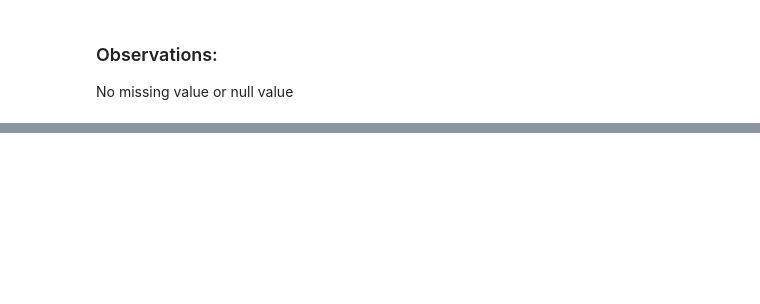
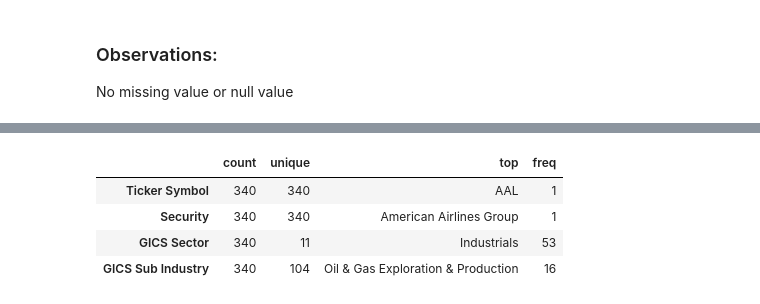
Before and after one commit to Rajesh2015/Trade-Ahead-Prediction, a Jupyter notebook: trade-ahead-solution.ipynb, the cells around one changed output, grey strips where cells are left out. Saved outputs shown, nothing was run; the diff lists cells and outputs as text; code cells hidden in the pictures; blank space fills up the shorter version.

```diff
--- a/trade-ahead-solution.ipynb
+++ b/trade-ahead-solution.ipynb
@@ -257,0 +307,9 @@ trade_ahead_df.describe(include='number').T
+# %%
+# Summary of object fields
+trade_ahead_df.describe(include='object').T
+# %% [output]
+|  | count | unique | top | freq |
+| Ticker Symbol | 340 | 340 | AAL | 1 |
+| Security | 340 | 340 | American Airlines Group | 1 |
+| GICS Sector | 340 | 11 | Industrials | 53 |
+| GICS Sub Industry | 340 | 104 | Oil & Gas Exploration & Production | 16 |
```
Also changed, not shown: parts of 10 cells of this notebook.
